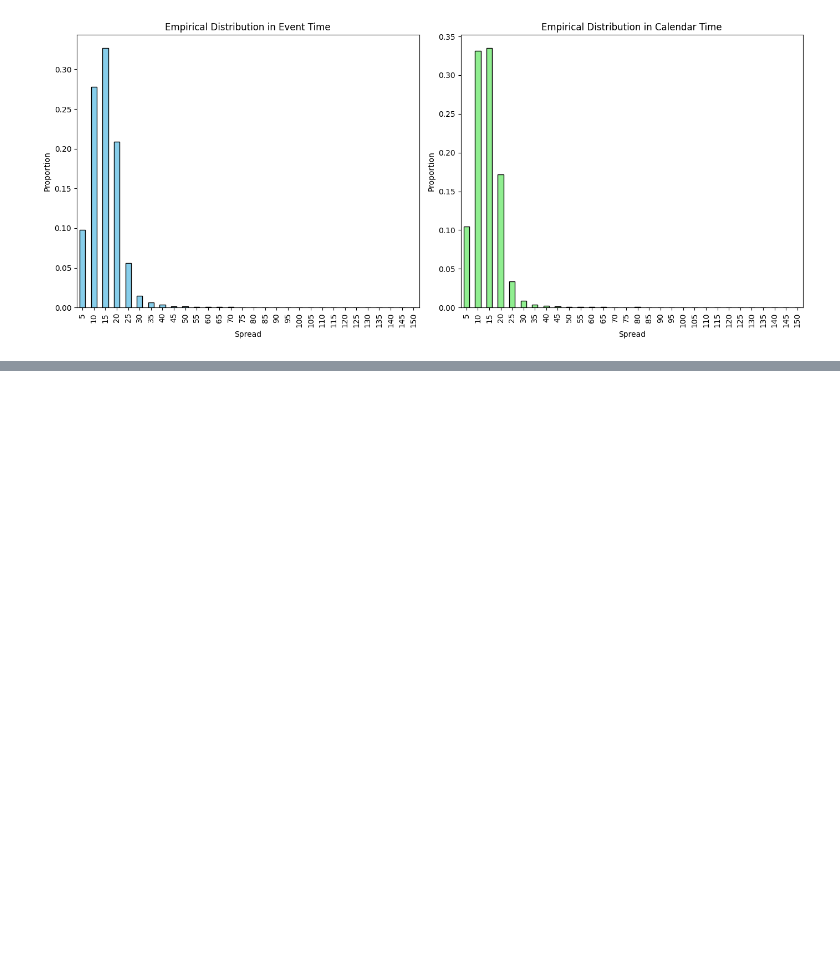
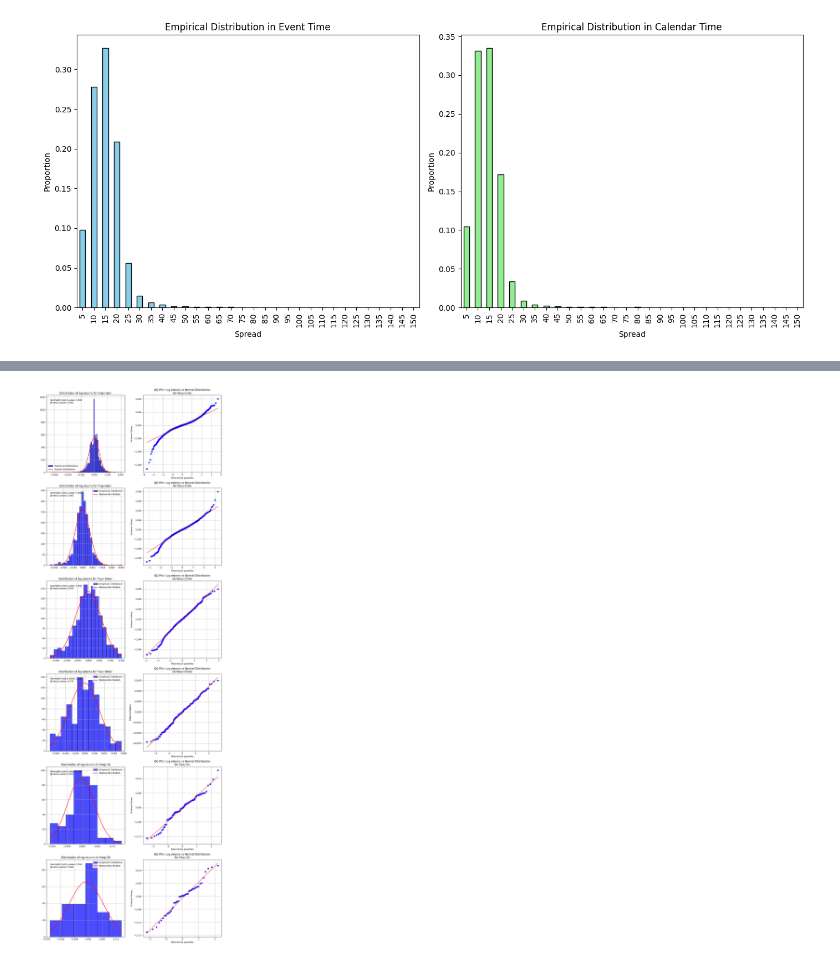
Before and after one commit to ethantrentin/High-Frequency-Data-Limit-Order-Books, a Jupyter notebook: DHF-LAB1-BOISTARD-ROCHE-TRENTIN.ipynb, the cells around one changed output, grey strips where cells are left out. Cells and saved outputs as stored; diff of their text form; code cells hidden in the pictures; blank space fills up the shorter version.

```diff
--- a/DHF-LAB1-BOISTARD-ROCHE-TRENTIN.ipynb
+++ b/DHF-LAB1-BOISTARD-ROCHE-TRENTIN.ipynb
@@ -376,0 +471,44 @@ plt.show()
+# %%
+## we now generalize this exemple to several frequencies
+# List of frequency strings you want to analyze
+freqs = ["1min",'5min', '15min', "30min", '1h',"2h"]
+
+fig, ax = plt.subplots(len(freqs), 2, figsize=(12, 6 * len(freqs)))
+if len(freqs) == 1:
+    ax = numpy.array([ax])
+
+#copy paste of before + adding the tests inside the plots
+for i, freq in enumerate(freqs):
+    log_returns = compute_log_returns(df_q5, freq)
+    #  Tests
+    stat, p_value = scipy.stats.normaltest(log_returns)
+    jb_stat, jb_p = scipy.stats.jarque_bera(log_returns)
+
+    # Gaussian
+    mu = log_returns.mean()
+    sigma = log_returns.std()
+    x = numpy.linspace(log_returns.min(), log_returns.max(), 1000)
+    pdf = scipy.stats.norm.pdf(x, mu, sigma)
+
+    # Left subplot: Histogram
+    ax[i, 0].hist(log_returns, bins=int(numpy.sqrt(len(log_returns))),
+                  color='blue', edgecolor='black', alpha=0.7,
+                  density=True, label='Empirical Distribution')
+    ax[i, 0].plot(x, pdf, 'r-', lw=2, label='Normal distribution')
+    ax[i, 0].legend()
+    ax[i, 0].grid(True)
+    ax[i, 0].set_title(f'Distribution of log returns for freq={freq}')
+    ax[i, 0].text(0.05, 0.95,
+    f"Normality test p-value: {p_value:.3f}\nJB test p-value: "f"{jb_p:.3f}",
+    transform=ax[i, 0].transAxes, verticalalignment='top')
+
+    # Right subplot: QQ Plot
+    scipy.stats.probplot(log_returns, dist="norm", plot=ax[i, 1])
+    ax[i, 1].set_title(f'QQ Plot: Log returns vs Normal Distribution\nfor '
+                        f'freq={freq}')
+    ax[i, 1].grid(True)
+
+plt.tight_layout()
+plt.show()
+# %% [output]
+[figure, added]
```
Also changed, not shown: parts of 5 cells of this notebook.
